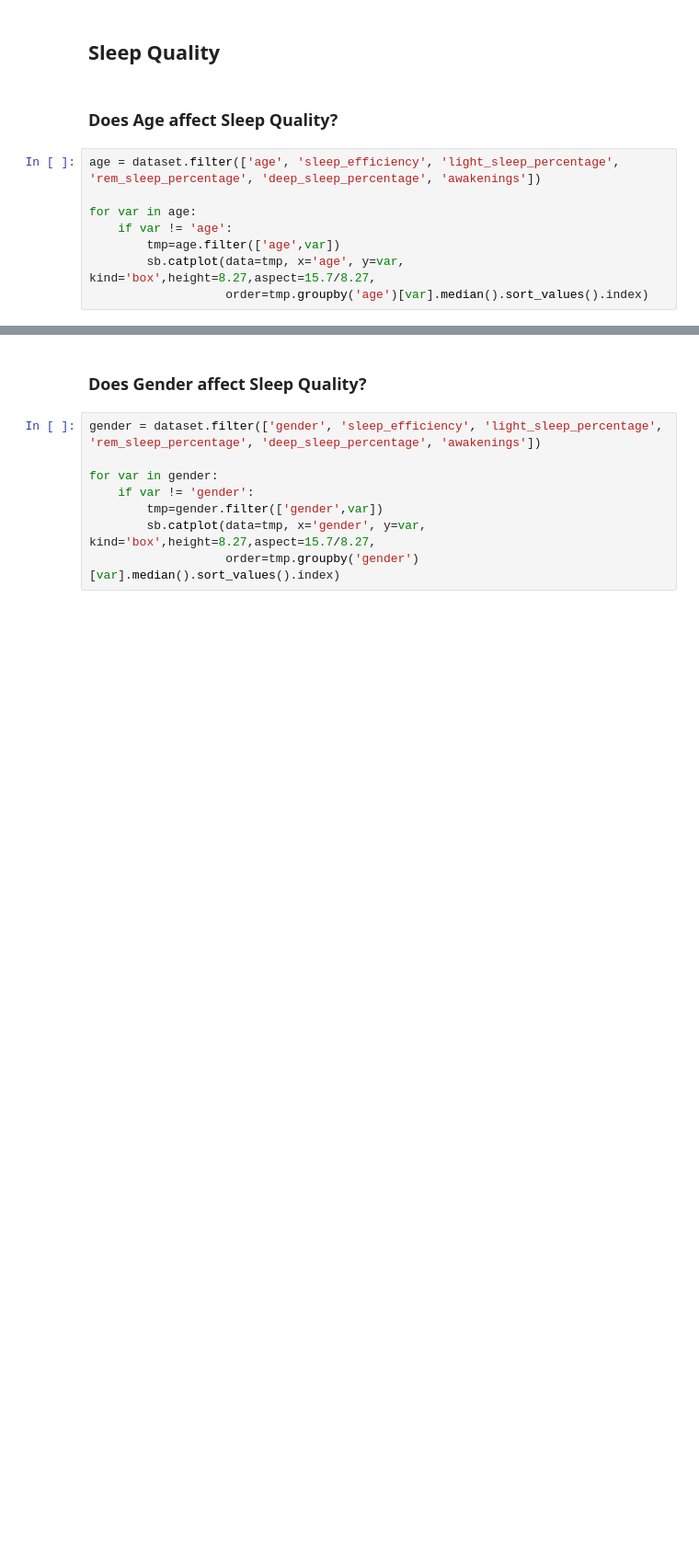
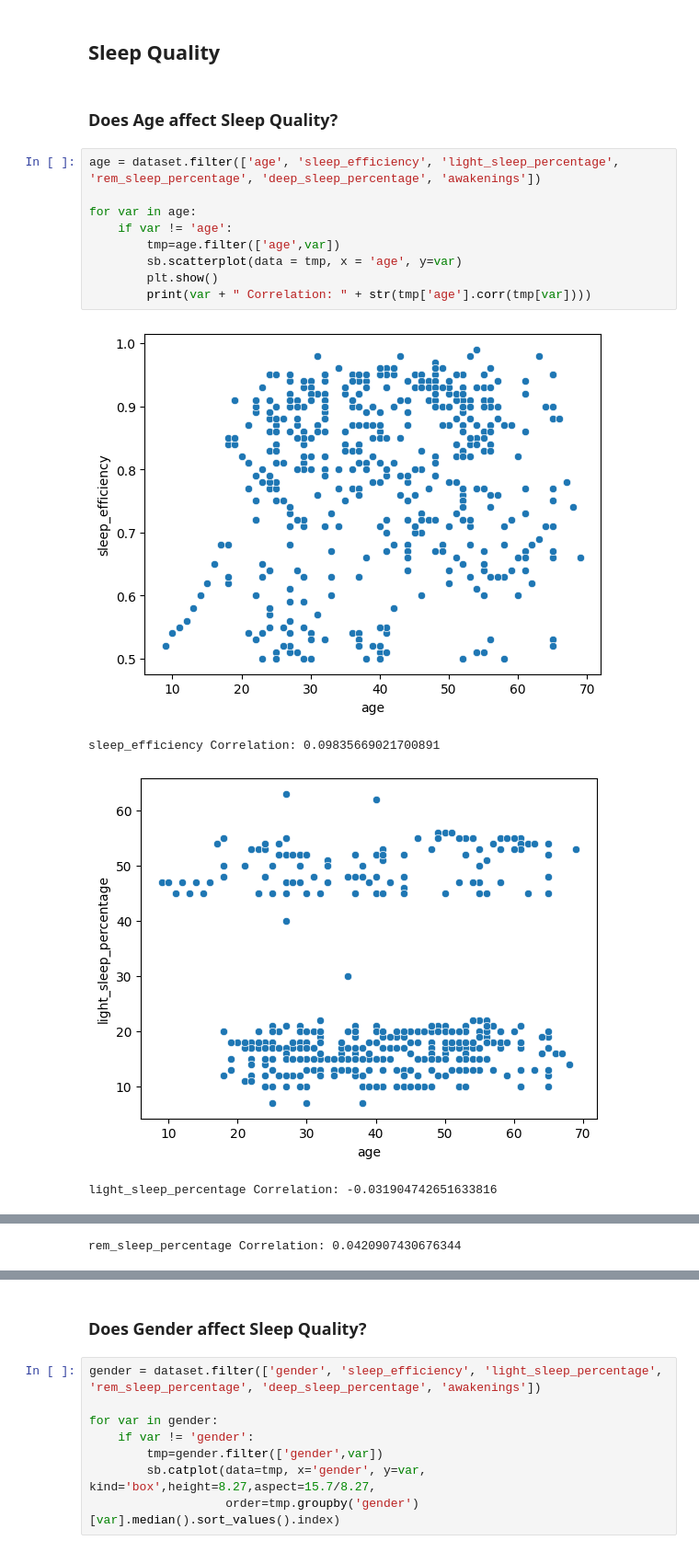
Before and after one commit to JeremyCEY/DSAI-Project, a Jupyter notebook: eda.ipynb, the cells around one changed output, grey strips where cells are left out. Shown at 92% size. Saved outputs shown, nothing was run; the diff lists cells and outputs as text; blank space fills up the shorter version.

```diff
--- a/eda.ipynb
+++ b/eda.ipynb
@@ -86,8 +86,14 @@ From the scatterplots, we can deduce the following:
 # %%
 age = dataset.filter(['age', 'sleep_efficiency', 'light_sleep_percentage', 'rem_sleep_percentage', 'deep_sleep_percentage', 'awakenings'])
 
 for var in age:
     if var != 'age':
         tmp=age.filter(['age',var])
-        sb.catplot(data=tmp, x='age', y=var, kind='box',height=8.27,aspect=15.7/8.27,
-                   order=tmp.groupby('age')[var].median().sort_values().index)
+        sb.scatterplot(data = tmp, x = 'age', y=var)
+        plt.show()
+        print(var + " Correlation: " + str(tmp['age'].corr(tmp[var])))
+# %% [output]
+[figure, added]
+sleep_efficiency Correlation: 0.09835669021700891
+[figure, added]
+light_sleep_percentage Correlation: -0.031904742651633816
@@ -93,0 +101 @@ for var in age:
+rem_sleep_percentage Correlation: 0.0420907430676344
```
Also changed, not shown: parts of 4 cells of this notebook.
